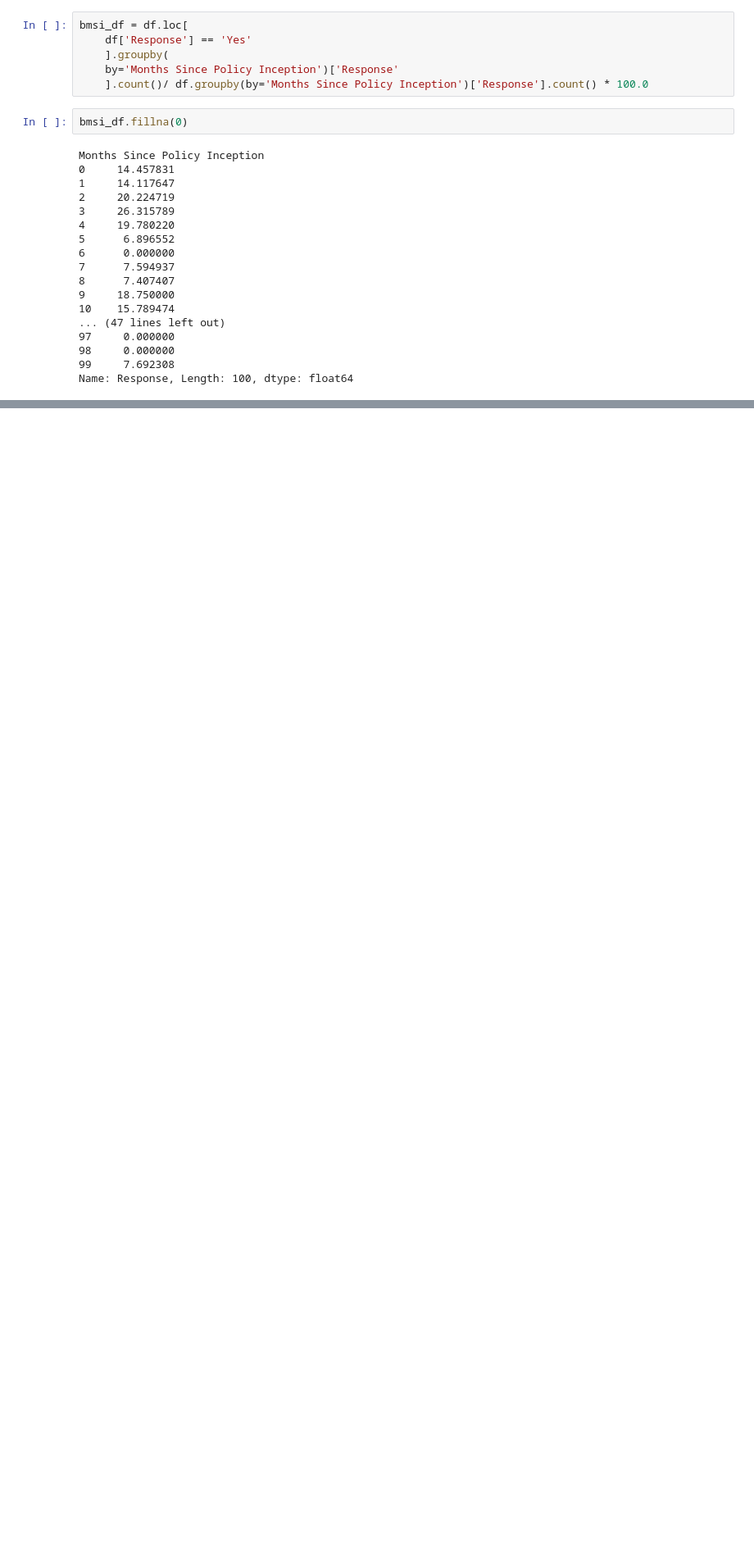
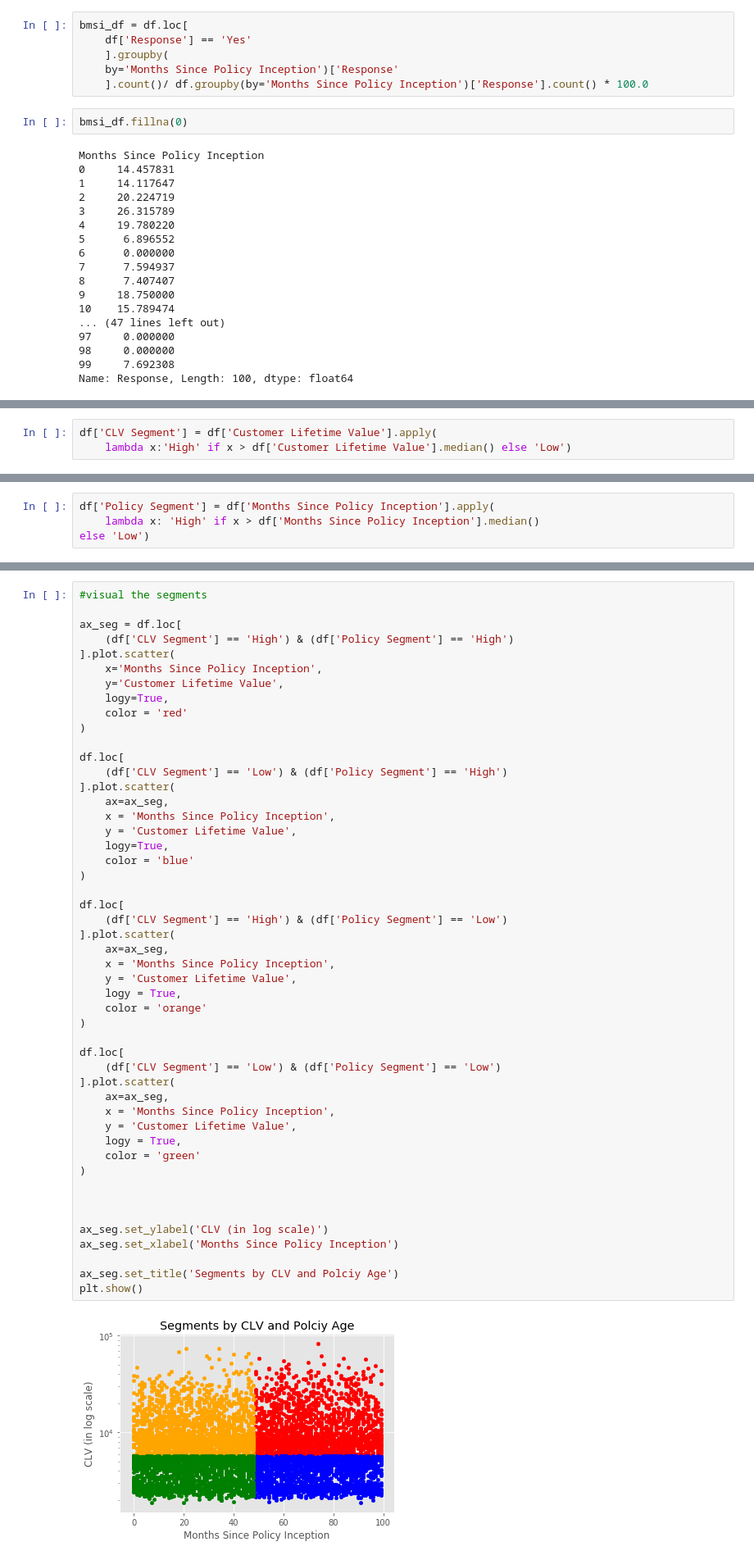
Before and after one commit to mwon3919/Data_Science_Projects, a Jupyter notebook: Customer_Analytics/Customer Analytics.ipynb, the cells around one changed output, grey strips where cells are left out. Shown at 82% size. Cells and saved outputs as stored; diff of their text form; blank space fills up the shorter version.

```diff
--- a/Customer_Analytics/Customer Analytics.ipynb
+++ b/Customer_Analytics/Customer Analytics.ipynb
@@ -270,0 +295,3 @@ ax4.set_xlabel('Months Since Policy Inceptio')
+# %%
+df['CLV Segment'] = df['Customer Lifetime Value'].apply(
+    lambda x:'High' if x > df['Customer Lifetime Value'].median() else 'Low')
@@ -270,0 +310,4 @@ ax4.set_xlabel('Months Since Policy Inceptio')
+# %%
+df['Policy Segment'] = df['Months Since Policy Inception'].apply(
+    lambda x: 'High' if x > df['Months Since Policy Inception'].median()
+else 'Low')
@@ -270,0 +324,51 @@ ax4.set_xlabel('Months Since Policy Inceptio')
+# %%
+#visual the segments
+
+ax_seg = df.loc[
+    (df['CLV Segment'] == 'High') & (df['Policy Segment'] == 'High')
+].plot.scatter(
+    x='Months Since Policy Inception',
+    y='Customer Lifetime Value',
+    logy=True,
+    color = 'red'
+)
+
+df.loc[
+    (df['CLV Segment'] == 'Low') & (df['Policy Segment'] == 'High')
+].plot.scatter(
+    ax=ax_seg,
+    x = 'Months Since Policy Inception',
+    y = 'Customer Lifetime Value',
+    logy=True,
+    color = 'blue'
+)
+
+df.loc[
+    (df['CLV Segment'] == 'High') & (df['Policy Segment'] == 'Low')
+].plot.scatter(
+    ax=ax_seg,
+    x = 'Months Since Policy Inception',
+    y = 'Customer Lifetime Value',
+    logy = True,
+    color = 'orange'
+)
+
+df.loc[
+    (df['CLV Segment'] == 'Low') & (df['Policy Segment'] == 'Low')
+].plot.scatter(
+    ax=ax_seg,
+    x = 'Months Since Policy Inception',
+    y = 'Customer Lifetime Value',
+    logy = True,
+    color = 'green'
+)
+
+
+
+ax_seg.set_ylabel('CLV (in log scale)')
+ax_seg.set_xlabel('Months Since Policy Inception')
+
+ax_seg.set_title('Segments by CLV and Polciy Age')
+plt.show()
+# %% [output]
+[figure, added]
```
Also changed, not shown: parts of 11 cells of this notebook.
